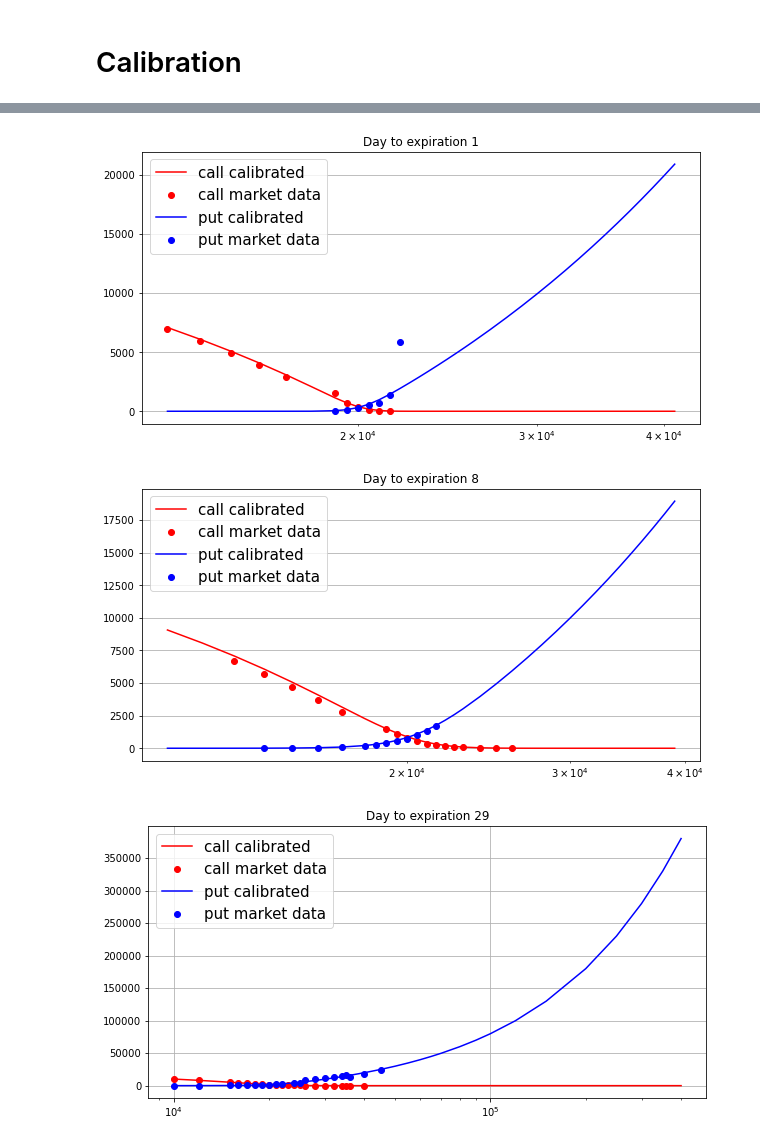
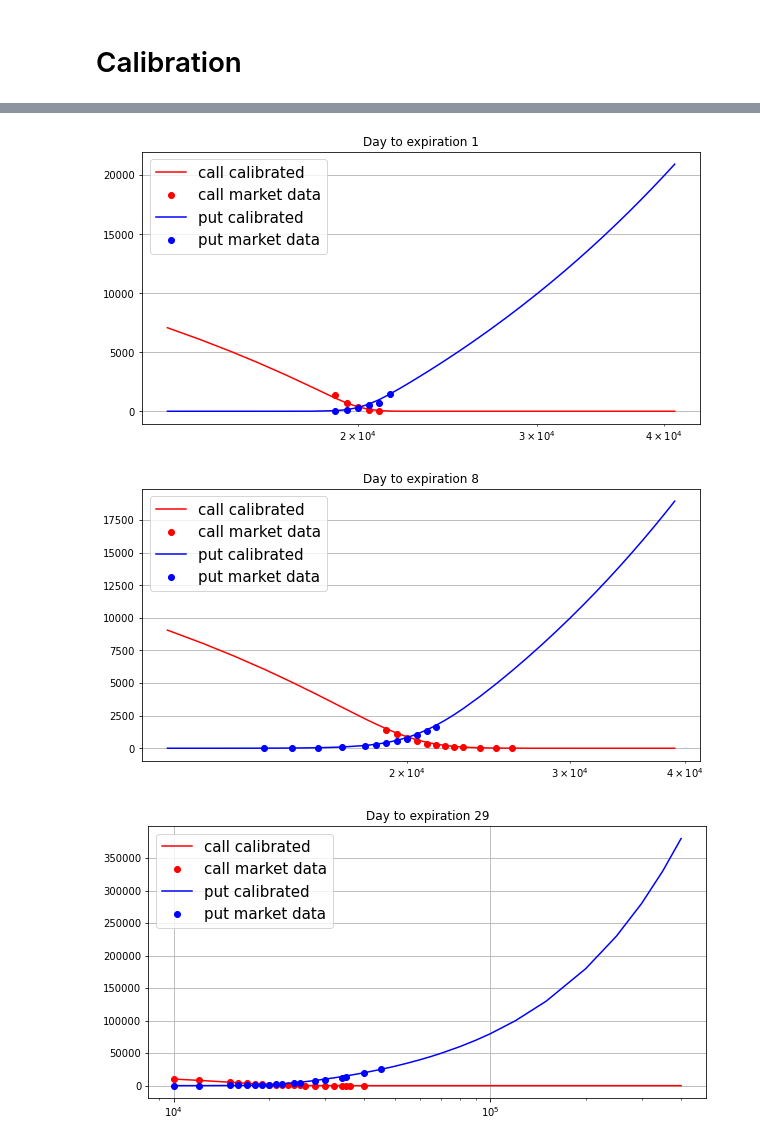
Before and after one commit to dolmatovas/MathFinance, a Jupyter notebook: CryptoOptionsCalibration/Calibration.ipynb, the cells around one changed output, grey strips where cells are left out. Cells and saved outputs as stored; diff of their text form; code cells hidden in the pictures.

```diff
--- a/CryptoOptionsCalibration/Calibration.ipynb
+++ b/CryptoOptionsCalibration/Calibration.ipynb
@@ -252,2 +265,0 @@ proj = my_clip
-# %%
-Niter = 150
@@ -264,5 +288,5 @@ heston_params = np.asarray(params)
 # %%
-heston_params, fs = MyAlgorithm(Niter, foo, proj, heston_params)
+heston_params, fs = calibrate(put, call, Niter=50, Ndim=2, heston_params=None)
 # %%
 heston_params
 # %% [output]
@@ -277,16 +304,4 @@ plt.grid()
 # %%
-F = call.underlying_price.values
-K = call.strike_price.values
-tau = call.tau.values
+call_calibrated = GetCalibratedData(call, heston_params, isCall=True)
 
-C_calibrated, _ = getOptionPriceDerABDouble(F, K, 200, tau, r, heston_params, isCall=True)
-
-call_calibrated = pd.DataFrame( {"strike_price" : K, "days" : call.days.values, "mid_price" : C_calibrated} )
+put_calibrated = GetCalibratedData(put, heston_params, isCall=False)
-# %%
-F = put.underlying_price.values
-K = put.strike_price.values
-tau = put.tau.values
-
-P_calibrated, _ = getOptionPriceDerABDouble(F, K, 200, tau, r, heston_params, isCall=False)
-
-put_calibrated = pd.DataFrame( {"strike_price" : K, "days" : put.days.values, "mid_price" : P_calibrated} )
@@ -293,23 +310,30 @@ put_calibrated = pd.DataFrame( {"strike_price" : K, "days" : put.days.values, "m
 # %%
-for (d, tmp), (d1, tmp1) in zip(call_calibrated.groupby('days'), put_calibrated.groupby('days')):
+for (d, call_calib), (_, put_calib) in zip(call_calibrated.groupby('days'), put_calibrated.groupby('days')):
 
-    tmp_call = call[call.days == d]
-    tmp_put  = put[put.days == d]
+    call_tmp = call[call.days == d]
+    put_tmp  = put[put.days == d]
+
+    K = call_calib.strike_price
+    C_calib = call_calib.mid_price + 1e-5
+    C_mid = call_tmp.mid_price * call_tmp.underlying_price + 1e-5
 
     plt.figure(figsize=(10, 5))
-    plt.semilogx(tmp.strike_price, tmp.mid_price + 1e-5, '-r', label='call calibrated')
-    plt.semilogx(tmp_call.strike_price, tmp_call.mid_price * tmp_call.underlying_price + 1e-5, 'ro',
-                label = 'call market data')
+    plt.semilogx(K, C_calib, '-r', label='call calibrated')
+    plt.semilogx(K, C_mid,   'ro', label='call market data')
 
-    plt.semilogx(tmp1.strike_price, tmp1.mid_price + 1e-5, '-b', label='put calibrated')
-    plt.semilogx(tmp_put.strike_price, tmp_put.mid_price * tmp_put.underlying_price + 1e-5, 'bo',
-                label='put market data')
+    K = put_calib.strike_price
+    P_calib = put_calib.mid_price + 1e-5
+    P_mid = put_tmp.mid_price * put_tmp.underlying_price + 1e-5
+
+    plt.semilogx(K, P_calib, '-b', label='put calibrated')
+    plt.semilogx(K, P_mid,   'bo', label='put market data')
+
     plt.legend(fontsize=15)
     plt.title(f'Day to expiration {d}')
     plt.grid()
 # %% [output]
-[figure, old version]
+[figure, new version]
-[figure, old version]
+[figure, new version]
 [figure]
 [figure]
 [figure]
```
Also changed, not shown: parts of 27 cells of this notebook.
